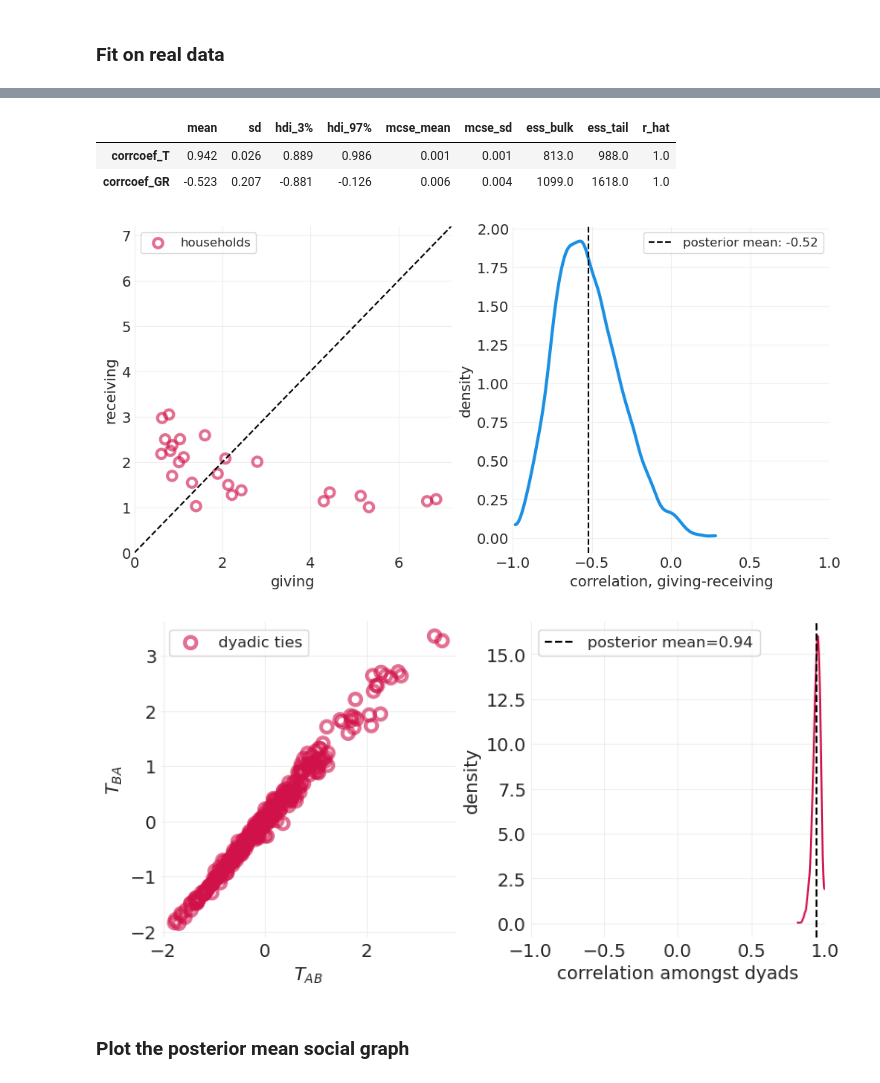
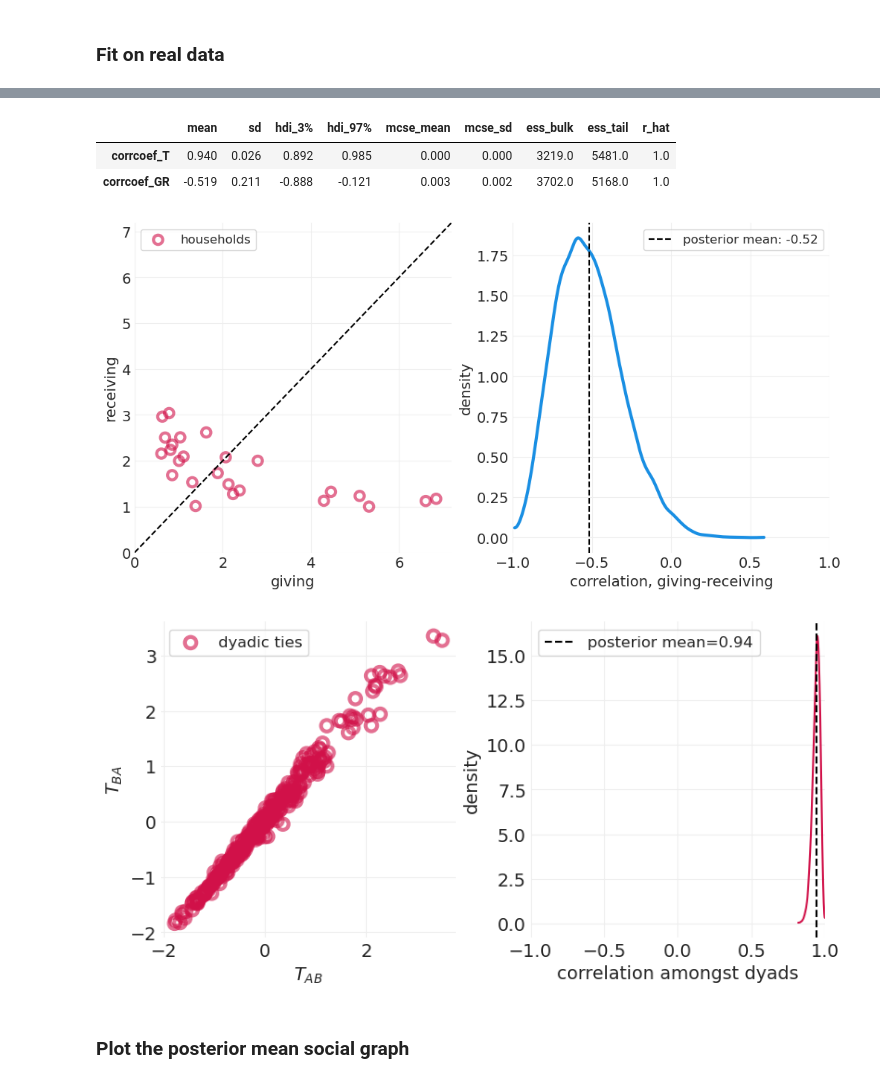
Before and after one commit to guillaumeberthon/StatRethink2023-PyMC5, a Jupyter notebook: Lecture 15 - Social Networks.ipynb, the cells around one changed output, grey strips where cells are left out. Drawn from its saved outputs; the diff is of its cells as text; code cells hidden in the pictures.

```diff
--- a/Lecture 15 - Social Networks.ipynb
+++ b/Lecture 15 - Social Networks.ipynb
@@ -628,3 +632,6 @@ plot_posterior_reciprocity(social_ties_inference)
 We use the same social ties network, but augment gift-giving behavior based on (unmeasured) household wealth:
 - Wealthier households give more
 - Poorer households recieve more
+# %%
+SHARING = utils.load_data('KosterLeckie')
+SHARING.head()
@@ -884,4 +1007,4 @@ plot_posterior_reciprocity(simulated_gr_inference)
 # %% [markdown]
 ### Fit on real data
 # %%
-gr_model, gr_inference = fit_giving_receiving_model(SHARING)
+gr_model_c, gr_inference_c = fit_giving_receiving_model_c(SHARING)
@@ -896,21 +1011,21 @@ Sampling 4 chains for 1_000 tune and 1_000 draw iterations (4_000 + 4_000 draws
 # %%
-az.summary(gr_inference, var_names=['corrcoef_T', 'corrcoef_GR'])
+az.summary(gr_inference_c, var_names=['corrcoef_T', 'corrcoef_GR'])
 # %% [output]
 |  | mean | sd | hdi_3% | hdi_97% | mcse_mean | mcse_sd | ess_bulk | ess_tail | r_hat |
-| corrcoef_T | 0.942 | 0.026 | 0.889 | 0.986 | 0.001 | 0.001 | 813.0 | 988.0 | 1.0 |
-| corrcoef_GR | -0.523 | 0.207 | -0.881 | -0.126 | 0.006 | 0.004 | 1099.0 | 1618.0 | 1.0 |
+| corrcoef_T | 0.940 | 0.026 | 0.892 | 0.985 | 0.000 | 0.000 | 3219.0 | 5481.0 | 1.0 |
+| corrcoef_GR | -0.519 | 0.211 | -0.888 | -0.121 | 0.003 | 0.002 | 3702.0 | 5168.0 | 1.0 |
 # %%
-plot_wealth_gifting_posterior(gr_inference)
+plot_wealth_gifting_posterior(gr_inference_c)
 # %% [output]
-[figure, old version]
+[figure, new version]
 # %%
 _, axs = plt.subplots(1, 2, figsize=(8, 4))
 plt.sca(axs[0])
-plot_posterior_household_ties(gr_inference)
+plot_posterior_household_ties(gr_inference_c)
 plt.sca(axs[1])
-plot_posterior_reciprocity(gr_inference)
+plot_posterior_reciprocity(gr_inference_c)
 # %% [output]
-[figure, old version]
+[figure, new version]
 # %% [markdown]
 ### Plot the posterior mean social graph
 # %%
```
Also changed, not shown: parts of 22 cells of this notebook.
